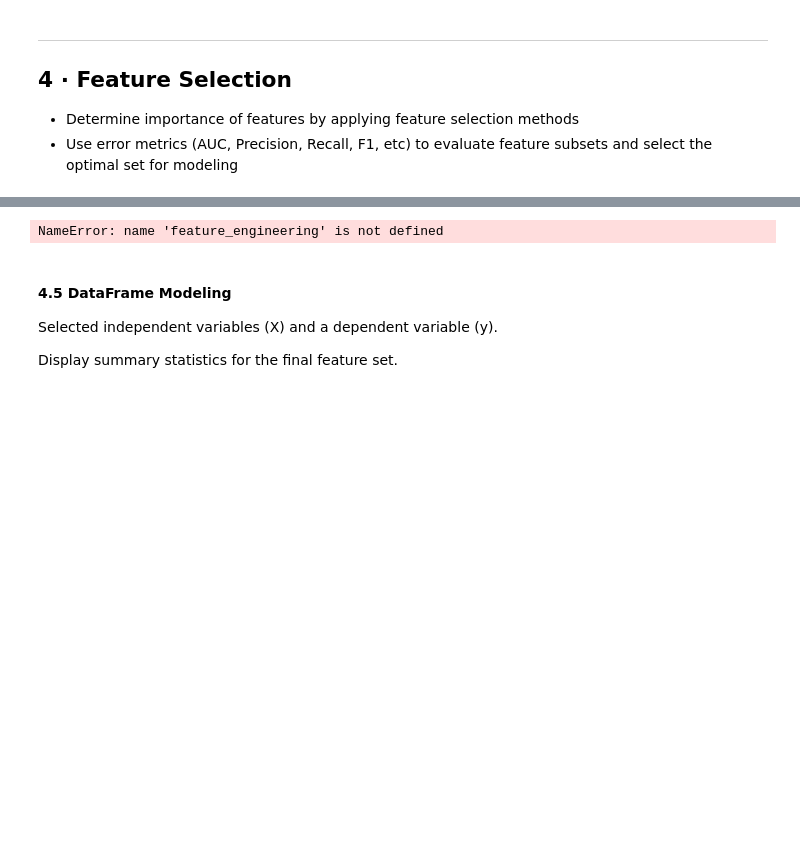
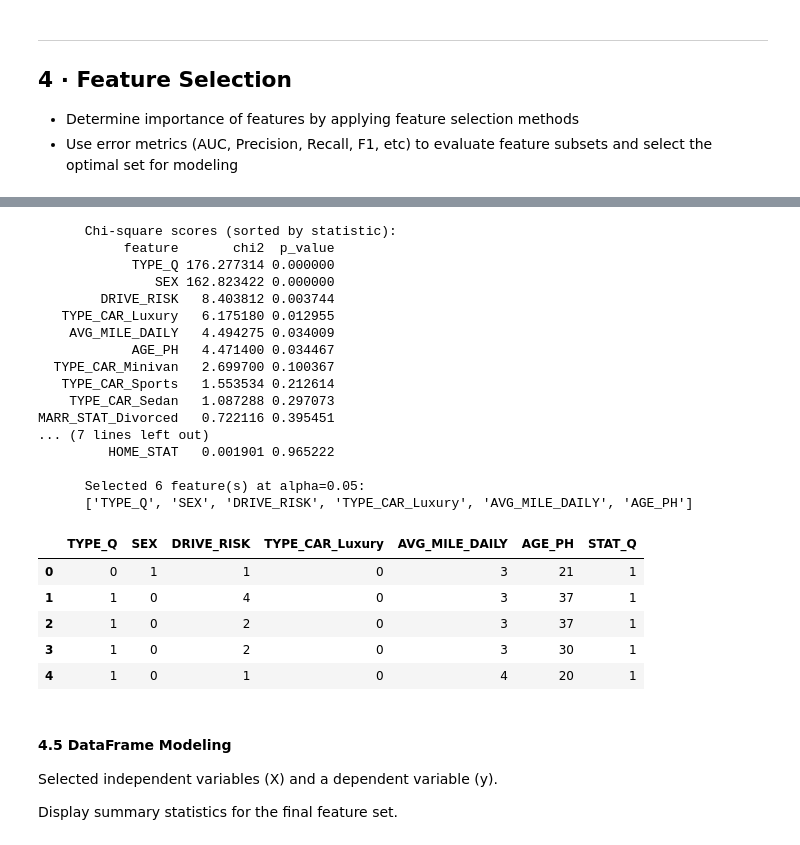
Before and after one commit to PESIII23/customer-segmentation, a Jupyter notebook: src/notebooks/quote_decision_predictor.ipynb, the cells around one changed output, grey strips where cells are left out. Cells and saved outputs as stored; diff of their text form; code cells hidden in the pictures; blank space fills up the shorter version.

```diff
--- a/src/notebooks/quote_decision_predictor.ipynb
+++ b/src/notebooks/quote_decision_predictor.ipynb
@@ -189,7 +172,31 @@ None
 # %%
-df_features = feature_selection.select_features(df_eda)
+df_features = feature_selection.FeatureSelection(df_eda).run()
+
+df_features.head()
 # %% [output]
-NameError: name 'feature_engineering' is not defined
+      Chi-square scores (sorted by statistic):
+           feature       chi2  p_value
+            TYPE_Q 176.277314 0.000000
+               SEX 162.823422 0.000000
+        DRIVE_RISK   8.403812 0.003744
+   TYPE_CAR_Luxury   6.175180 0.012955
+    AVG_MILE_DAILY   4.494275 0.034009
+            AGE_PH   4.471400 0.034467
+  TYPE_CAR_Minivan   2.699700 0.100367
+   TYPE_CAR_Sports   1.553534 0.212614
+    TYPE_CAR_Sedan   1.087288 0.297073
+MARR_STAT_Divorced   0.722116 0.395451
+... (7 lines left out)
+         HOME_STAT   0.001901 0.965222
+
+      Selected 6 feature(s) at alpha=0.05:
+      ['TYPE_Q', 'SEX', 'DRIVE_RISK', 'TYPE_CAR_Luxury', 'AVG_MILE_DAILY', 'AGE_PH']
+|  | TYPE_Q | SEX | DRIVE_RISK | TYPE_CAR_Luxury | AVG_MILE_DAILY | AGE_PH | STAT_Q |
+| 0 | 0 | 1 | 1 | 0 | 3 | 21 | 1 |
+| 1 | 1 | 0 | 4 | 0 | 3 | 37 | 1 |
+| 2 | 1 | 0 | 2 | 0 | 3 | 37 | 1 |
+| 3 | 1 | 0 | 2 | 0 | 3 | 30 | 1 |
+| 4 | 1 | 0 | 1 | 0 | 4 | 20 | 1 |
 # %% [markdown]
 #### 4.5 DataFrame Modeling
 Selected independent variables (X) and a dependent variable (y).
```
Also changed, not shown: parts of 22 cells of this notebook, 12 other files.
